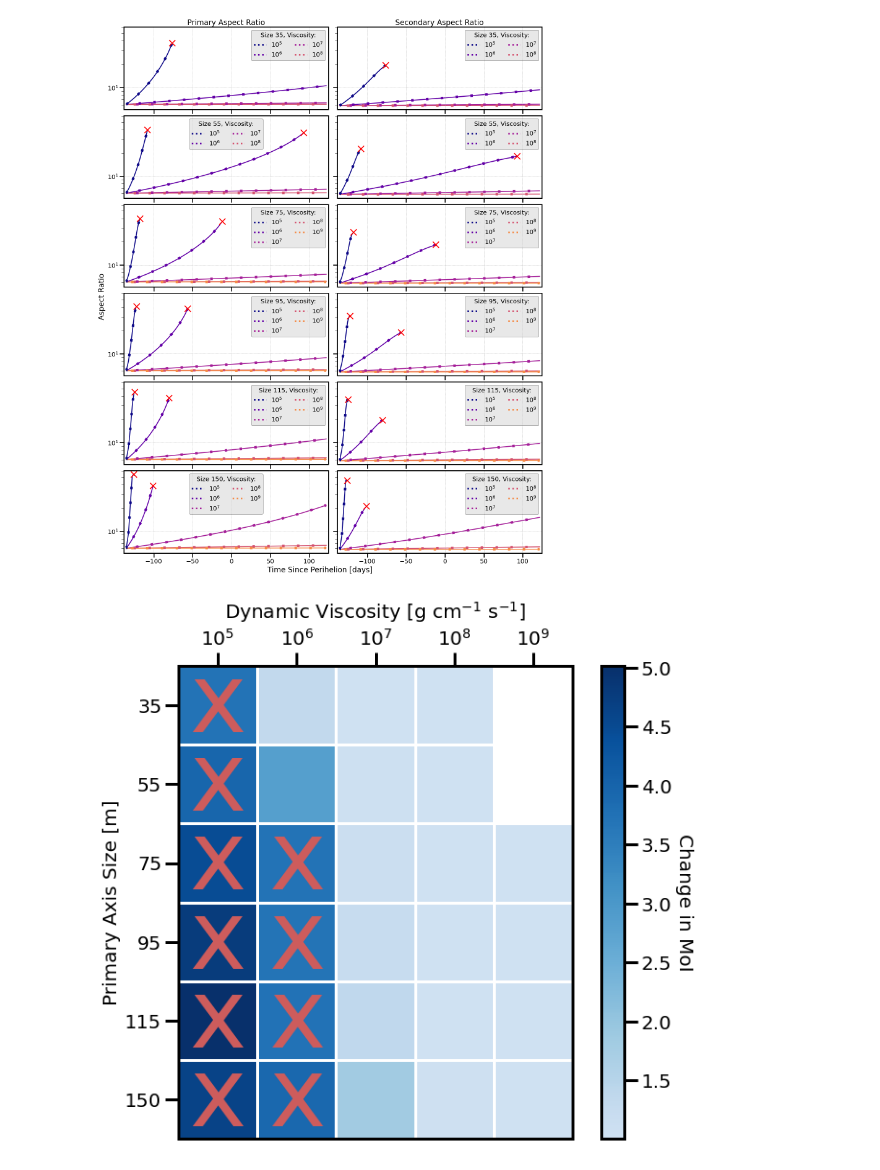
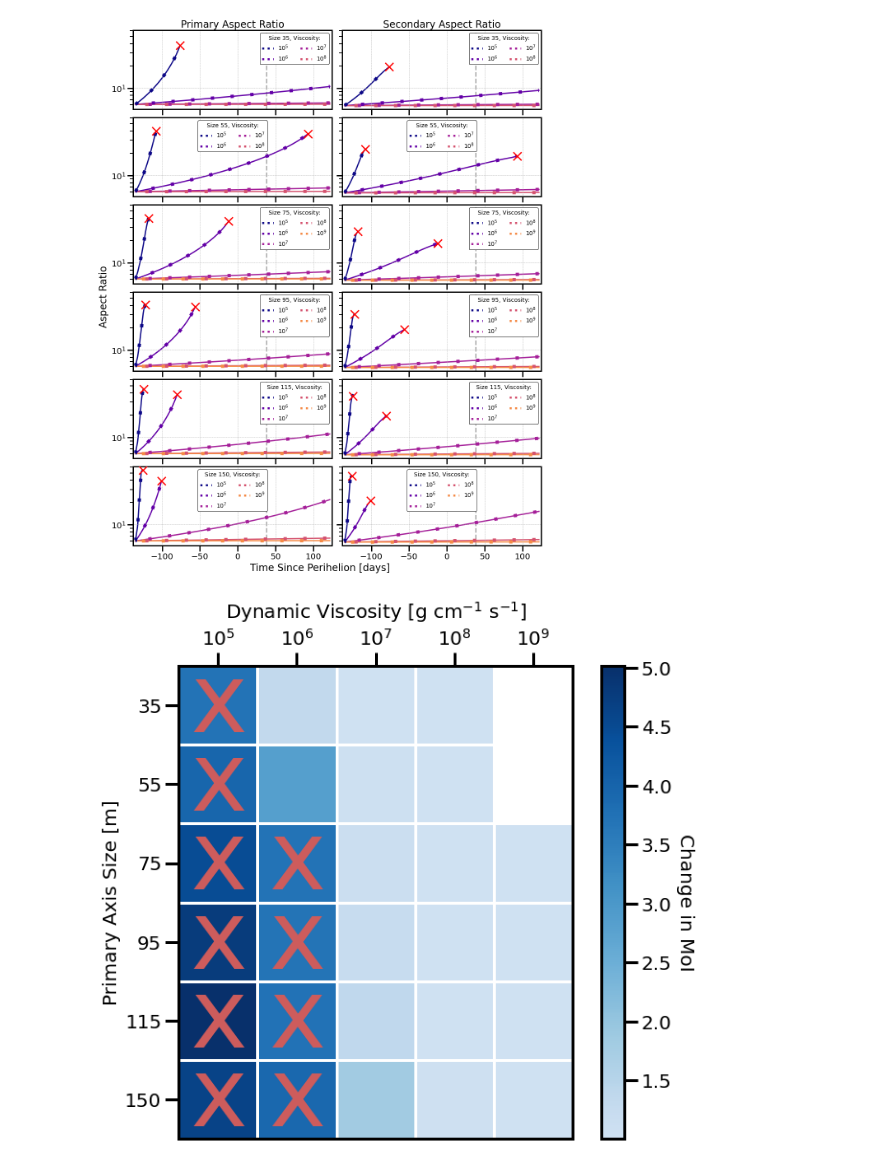
Before and after one commit to astertaylor/Oumuamua, a Jupyter notebook: Simulations/Optimal Axis Simulation Analysis.ipynb, the cells around one changed output. Saved outputs shown, nothing was run; the diff lists cells and outputs as text; code cells hidden in the pictures.

```diff
--- a/Simulations/Optimal Axis Simulation Analysis.ipynb
+++ b/Simulations/Optimal Axis Simulation Analysis.ipynb
@@ -24,8 +24,8 @@ plt.rcParams['ytick.major.width'] = 3
 plt.rcParams['xtick.major.size']  = 14 #12
 plt.rcParams['ytick.major.size']  = 14#12
 
-plt.rcParams['xtick.minor.width'] = 1
-plt.rcParams['ytick.minor.width'] = 1
+plt.rcParams['xtick.minor.width'] = 2
+plt.rcParams['ytick.minor.width'] = 2
 plt.rcParams['xtick.minor.size']  = 8
 plt.rcParams['ytick.minor.size']  = 8
 
@@ -45,6 +45,7 @@ plt.rcParams['legend.facecolor'] = 'none'
 figaspectratio = 1.25
 
 peri=2458013
+obs=2458051
 # %%
 datfile=pd.read_csv('..//Simulations//oumuamua_traj.csv')
 times=datfile['Time'].to_numpy()
@@ -61,7 +62,7 @@ cols=['#377eb8', '#ff7f00', '#4daf4a', '#f781bf', '#984ea3']
 cmap=matplotlib.cm.get_cmap('plasma')
 cols=cmap(np.linspace(0,.9,6))
 
-figx=20
+figx=15
 figy=figx*figaspectratio
 
 fig,axes=plt.subplots(len(sizes),2,figsize=(figx,figy),sharex=True,sharey=True,constrained_layout=True)
@@ -84,40 +85,41 @@ for i,s in enumerate(sizes):
 
         sortarr=np.sort(np.array([a,b,c]),axis=0)
         minax=sortarr[0,:]
         secax=sortarr[1,:]
         maxax=sortarr[2,:]
 
         axes[i][0].plot(times,maxax/minax,color=cols[mu-5],label=mu,linewidth=3,zorder=1)
         axes[i][0].plot(times,maxax/minax,color=cols[mu-5],label=mu,linewidth=8,linestyle=(mu-5,(1,5)),zorder=2)
 
         axes[i][1].plot(times,secax/minax,color=cols[mu-5],label=mu,linewidth=3,zorder=1)
         axes[i][1].plot(times,secax/minax,color=cols[mu-5],label=mu,linewidth=8,linestyle=(mu-5,(1,5)),zorder=2)
 
         if not converge:
             axes[i][0].scatter(times[-1],maxax[-1]/minax[-1],color='r',alpha=1,marker='x',s=400,lw=3,zorder=3)
             axes[i][1].scatter(times[-1],secax[-1]/minax[-1],color='r',alpha=1,marker='x',s=400,lw=3,zorder=3)
 
     for mu in range(5,mumax+1):
         handles.append(plt.Line2D([0,1],[0,1],linestyle='dotted',color=cols[mu-5],linewidth=5,label='$10^{%s}$'%mu))
 
     for ax in axes[i]:
-        ax.grid(linestyle='dashed')
-        ax.legend(handles=handles,ncol=2,title='Size '+str(s)+', Viscosity:',
-                  fancybox=True,edgecolor='black',facecolor='lightgray',framealpha=0.5)
+        ax.grid(linestyle='dashed',zorder=-10)
+        if i in [1,5]: legloc='upper center'
+        else: legloc='upper right'
+        ax.legend(handles=handles,ncol=2,title='Size '+str(s)+', Viscosity:',fontsize=14,loc=legloc,
+                  title_fontsize=14,fancybox=True,edgecolor='black',facecolor='white',framealpha=1)
         ax.set_yscale('log')
         ax.set_xlim([np.min(times)-3,np.max(times)+3])
+        ax.axvline(obs-peri,0,1,c='darkgray',ls='dashed',lw=3,zorder=0)
 
 fig.supxlabel("Time Since Perihelion [days]")
 fig.supylabel("Aspect Ratio")
 axes[0][0].set_title("Primary Aspect Ratio")
 axes[0][1].set_title("Secondary Aspect Ratio")
 
-fig.set_rasterized(True)
-
 plt.savefig('../Figures and Paper/optimal_axis_aspect_ratio.pdf',
-           bbox_inches='tight',dpi=300)
+           bbox_inches='tight',dpi=100)
 # %% [output]
-[figure, old version]
+[figure, new version]
 # %%
 def heatmap(data, row_labels, col_labels, ax=None,
             cbar_kw={}, cbarlabel="", **kwargs):
```
Also changed, not shown: parts of 2 cells of this notebook, 52 other files.
